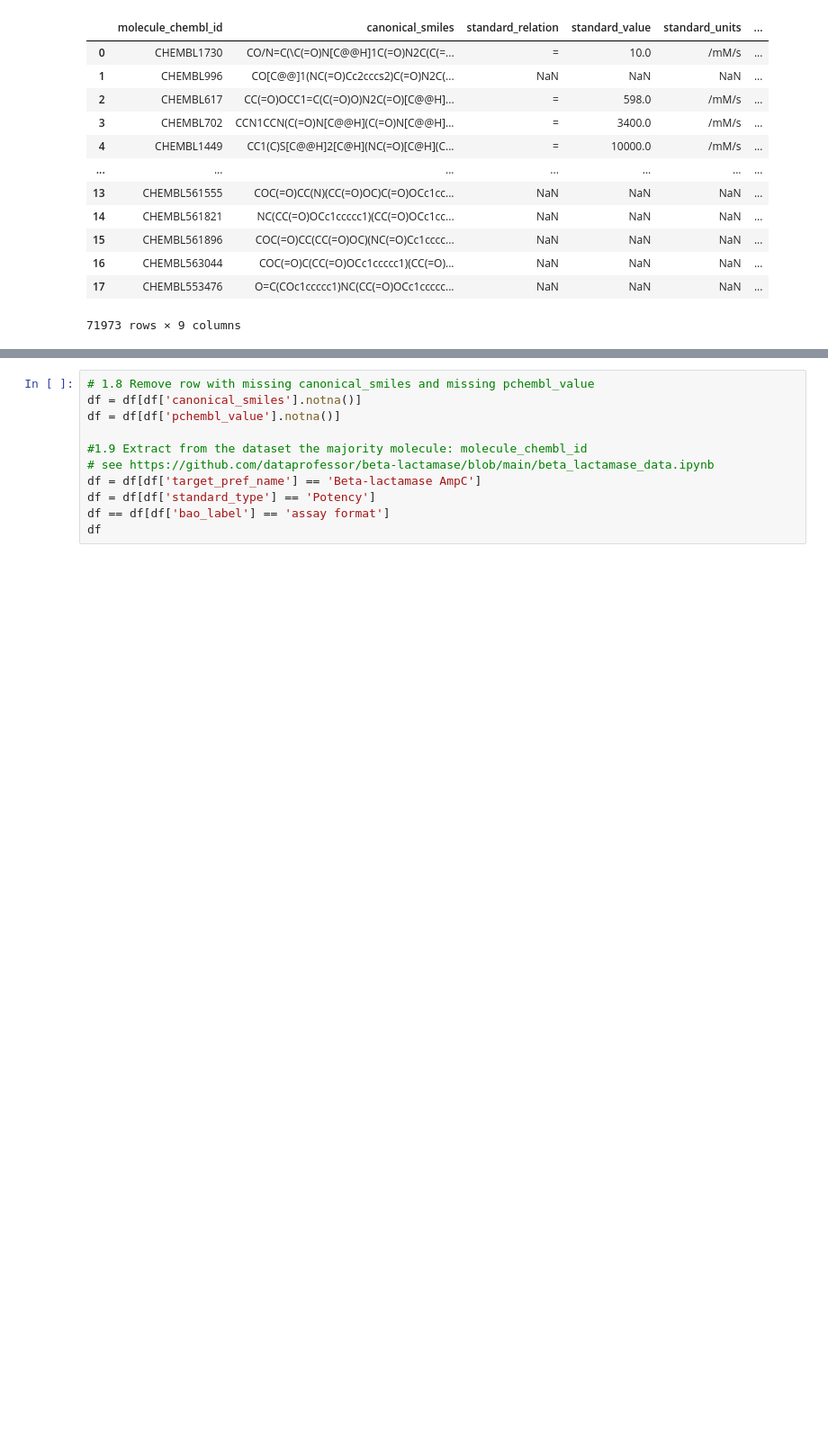
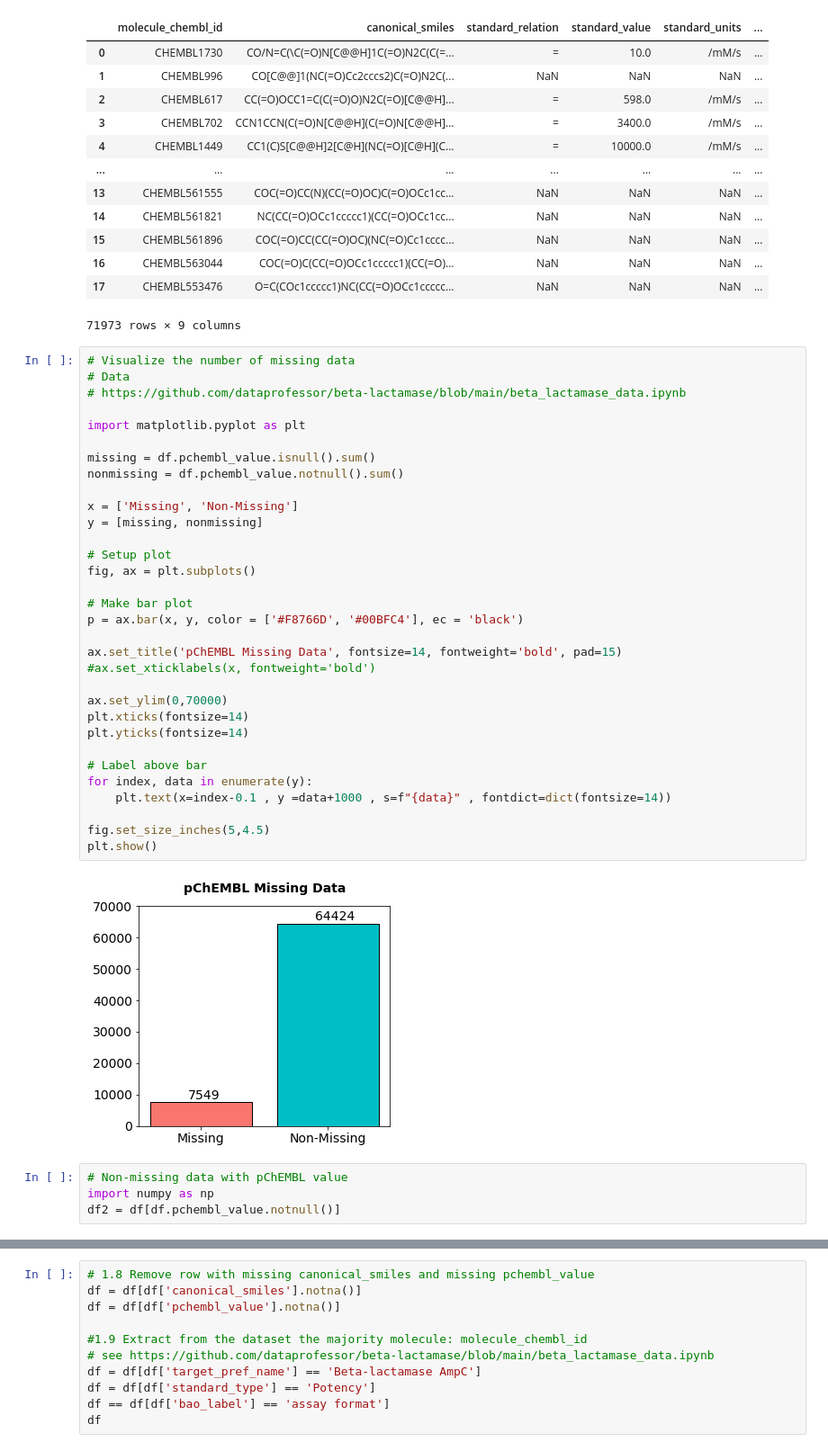
Before and after one commit to dataprofessor/beta-lactamase, a Jupyter notebook: Notebooks/Data_Wrangling_and_EDA.ipynb, the cells around one changed output, grey strips where cells are left out. Shown: that part at 90% size. Saved outputs shown, nothing was run; the diff lists cells and outputs as text; blank space fills up the shorter version.

```diff
--- a/Notebooks/Data_Wrangling_and_EDA.ipynb
+++ b/Notebooks/Data_Wrangling_and_EDA.ipynb
@@ -77,3 +77,41 @@ rm: cannot remove '/content/drive/MyDrive/Bioinformatics/Beta-lactamase/Data/*.c
 | 16 | CHEMBL563044 | COC(=O)C(CC(=O)OCc1ccccc1)(CC(=O)... | NaN | NaN | NaN | ... |
 | 17 | CHEMBL553476 | O=C(COc1ccccc1)NC(CC(=O)OCc1ccccc... | NaN | NaN | NaN | ... |
 71973 rows × 9 columns
+# %%
+# Visualize the number of missing data
+# Data
+# https://github.com/dataprofessor/beta-lactamase/blob/main/beta_lactamase_data.ipynb
+
+import matplotlib.pyplot as plt
+
+missing = df.pchembl_value.isnull().sum()
+nonmissing = df.pchembl_value.notnull().sum()
+
+x = ['Missing', 'Non-Missing']
+y = [missing, nonmissing]
+
+# Setup plot
+fig, ax = plt.subplots()
+
+# Make bar plot
+p = ax.bar(x, y, color = ['#F8766D', '#00BFC4'], ec = 'black')
+
+ax.set_title('pChEMBL Missing Data', fontsize=14, fontweight='bold', pad=15)
+#ax.set_xticklabels(x, fontweight='bold')
+
+ax.set_ylim(0,70000)
+plt.xticks(fontsize=14)
+plt.yticks(fontsize=14)
+
+# Label above bar
+for index, data in enumerate(y):
+    plt.text(x=index-0.1 , y =data+1000 , s=f"{data}" , fontdict=dict(fontsize=14))
+
+fig.set_size_inches(5,4.5)
+plt.show()
+# %% [output]
+[figure, added]
+# %%
+# Non-missing data with pChEMBL value
+import numpy as np
+df2 = df[df.pchembl_value.notnull()]
```
Also changed, not shown: parts of 6 cells of this notebook.
